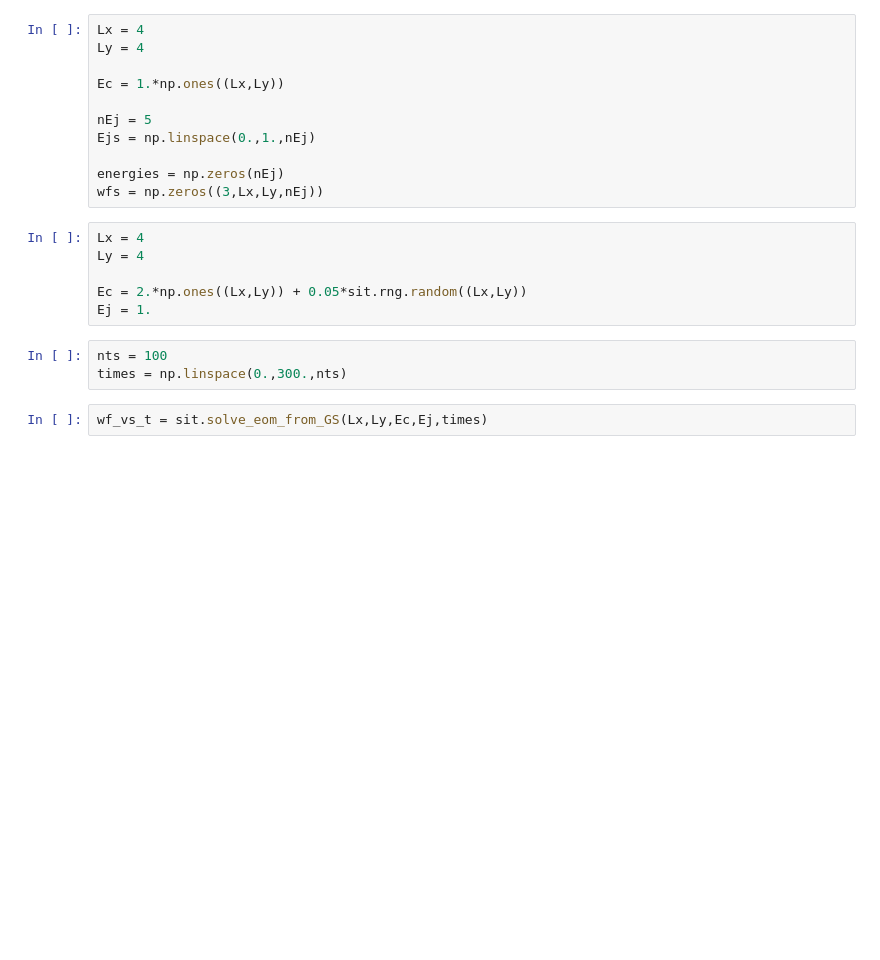
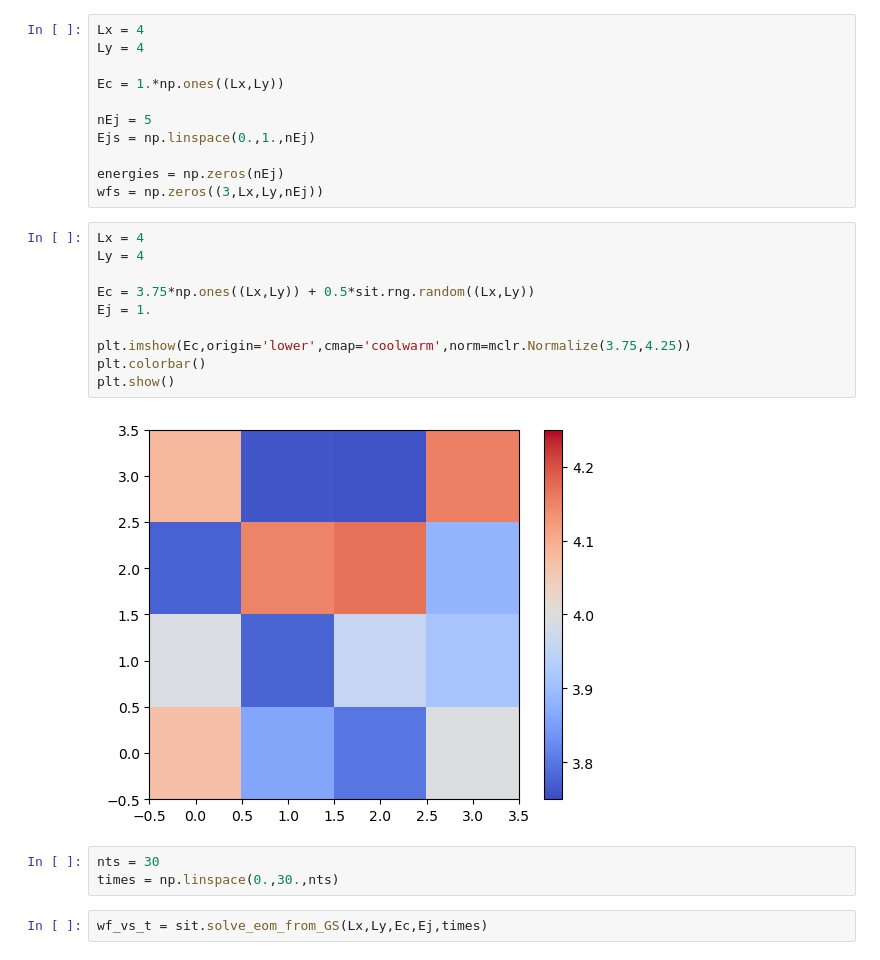
Before and after one commit to j-curtis/QMC_XY_rotor, a Jupyter notebook: testing.ipynb, the cells around one changed output. Cells and saved outputs as stored; diff of their text form; blank space fills up the shorter version.

```diff
--- a/testing.ipynb
+++ b/testing.ipynb
@@ -20,12 +20,18 @@ wfs = np.zeros((3,Lx,Ly,nEj))
 # %%
 Lx = 4
 Ly = 4
 
-Ec = 2.*np.ones((Lx,Ly)) + 0.05*sit.rng.random((Lx,Ly))
+Ec = 3.75*np.ones((Lx,Ly)) + 0.5*sit.rng.random((Lx,Ly))
 Ej = 1.
+
+plt.imshow(Ec,origin='lower',cmap='coolwarm',norm=mclr.Normalize(3.75,4.25))
+plt.colorbar()
+plt.show()
+# %% [output]
+[figure, added]
 # %%
-nts = 100
-times = np.linspace(0.,300.,nts)
+nts = 30
+times = np.linspace(0.,30.,nts)
 # %%
 wf_vs_t = sit.solve_eom_from_GS(Lx,Ly,Ec,Ej,times)
 # %%
```
Also changed, not shown: parts of 1 cell of this notebook.
